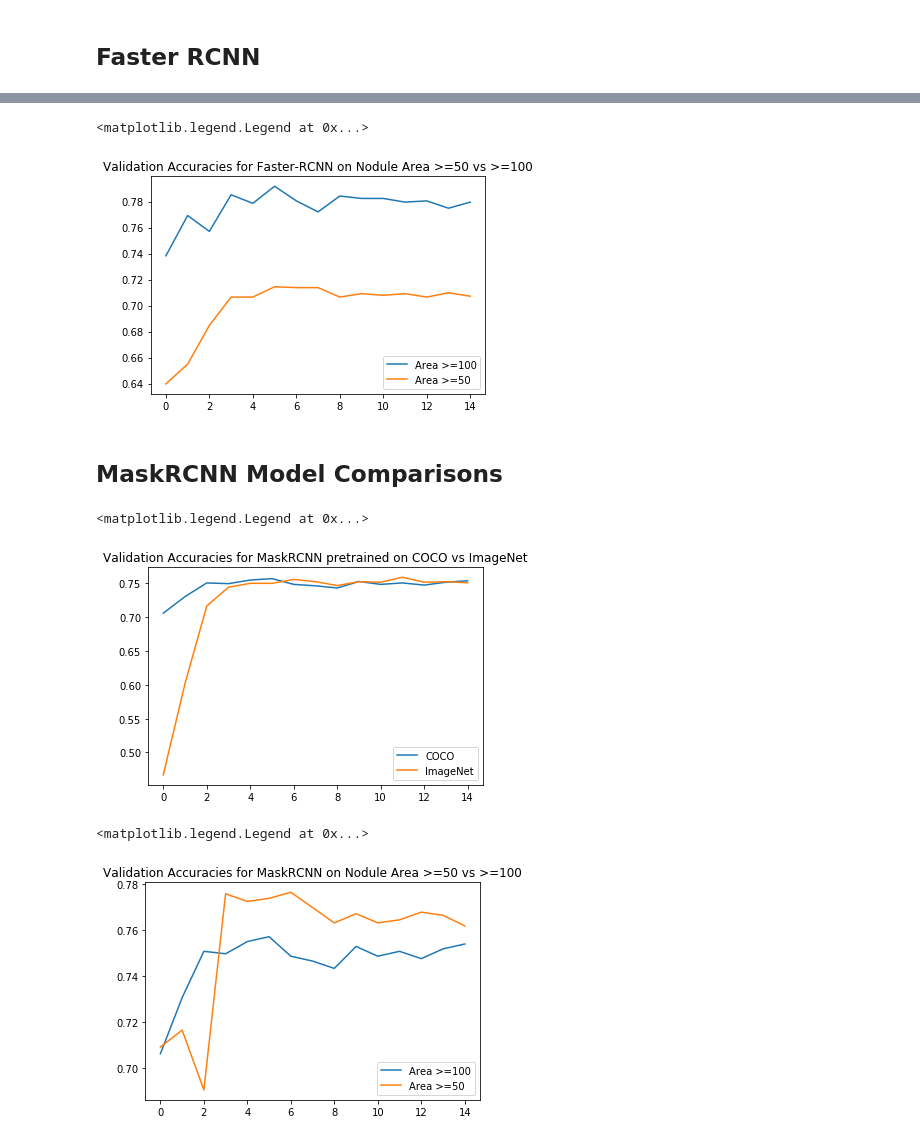
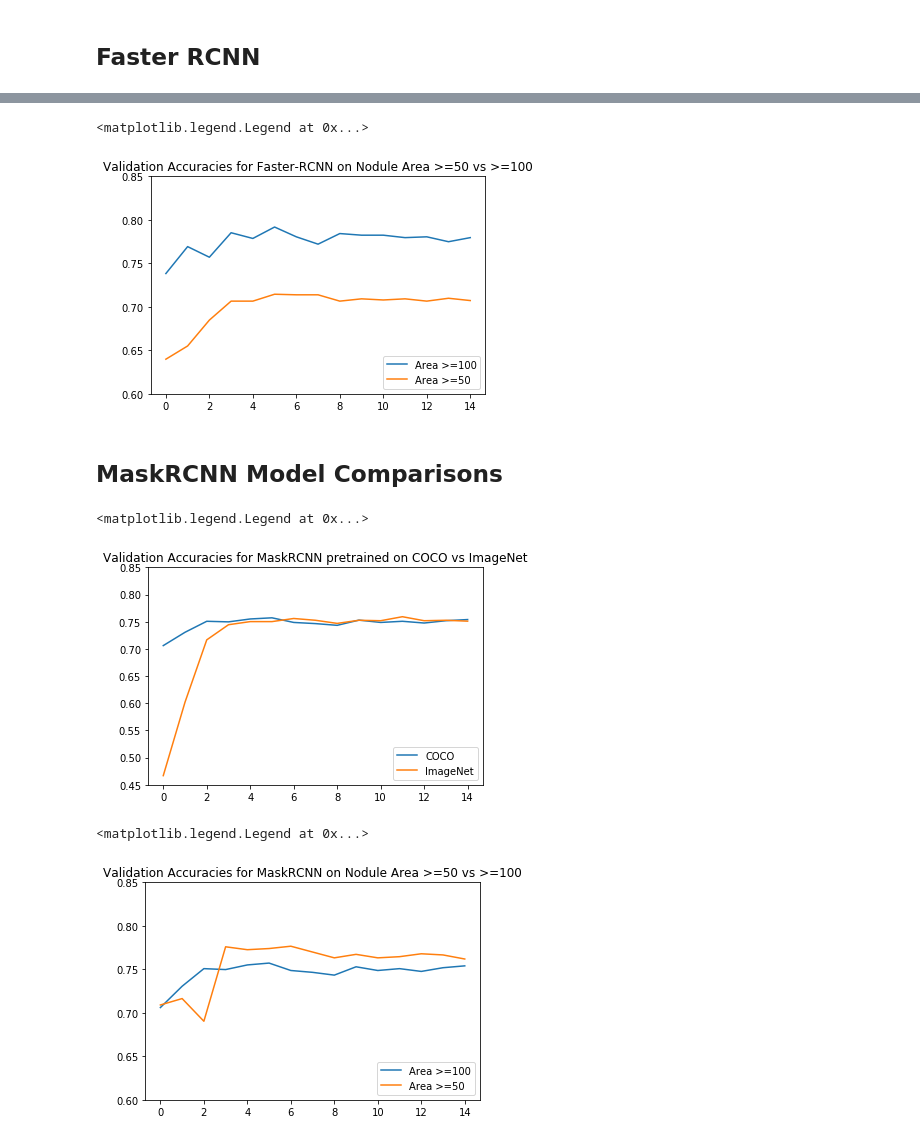
Before and after one commit to ericachio/Lung_Nodule_Identification, a Jupyter notebook: code/model_comparison.ipynb, the cells around one changed output, grey strips where cells are left out. Cells and saved outputs as stored; diff of their text form; code cells hidden in the pictures.

Commit message:
change ylim of figures

```diff
--- a/code/model_comparison.ipynb
+++ b/code/model_comparison.ipynb
@@ -18,11 +19,12 @@ plt.legend(loc = "lower right")
 # %%
 plt.title('Validation Accuracies for Faster-RCNN on Nodule Area >=50 vs >=100')
+plt.ylim(.6,.85)
 plt.plot(faster_100area, label = "Area >=100")
 plt.plot(faster_50area, label = "Area >=50")
 plt.legend(loc = "lower right")
 # %% [output]
 <matplotlib.legend.Legend at 0x...>
-[figure, old version]
+[figure, new version]
 # %% [markdown]
 ## MaskRCNN Model Comparisons
 # %%
@@ -31,17 +33,19 @@ mask_50area = pickle.load(open("pickle/maskrcnn_resnet50coco_50area_validate_acc
 mask_ImageNet = pickle.load(open("pickle/maskrcnn_resnet50ImageNet_100area_validate_acc.pkl", "rb"))
 # %%
 plt.title('Validation Accuracies for MaskRCNN pretrained on COCO vs ImageNet')
+plt.ylim(.45,.85)
 plt.plot(mask_100area, label = "COCO")
 plt.plot(mask_ImageNet, label = "ImageNet")
 plt.legend(loc = "lower right")
 # %% [output]
 <matplotlib.legend.Legend at 0x...>
-[figure, old version]
+[figure, new version]
 # %%
 plt.title('Validation Accuracies for MaskRCNN on Nodule Area >=50 vs >=100')
+plt.ylim(.6,.85)
 plt.plot(mask_100area, label = "Area >=100")
 plt.plot(mask_50area, label = "Area >=50")
 plt.legend(loc = "lower right")
 # %% [output]
 <matplotlib.legend.Legend at 0x...>
-[figure, old version]
+[figure, new version]
```
Also changed, not shown: parts of 1 cell of this notebook, 5 other files.
